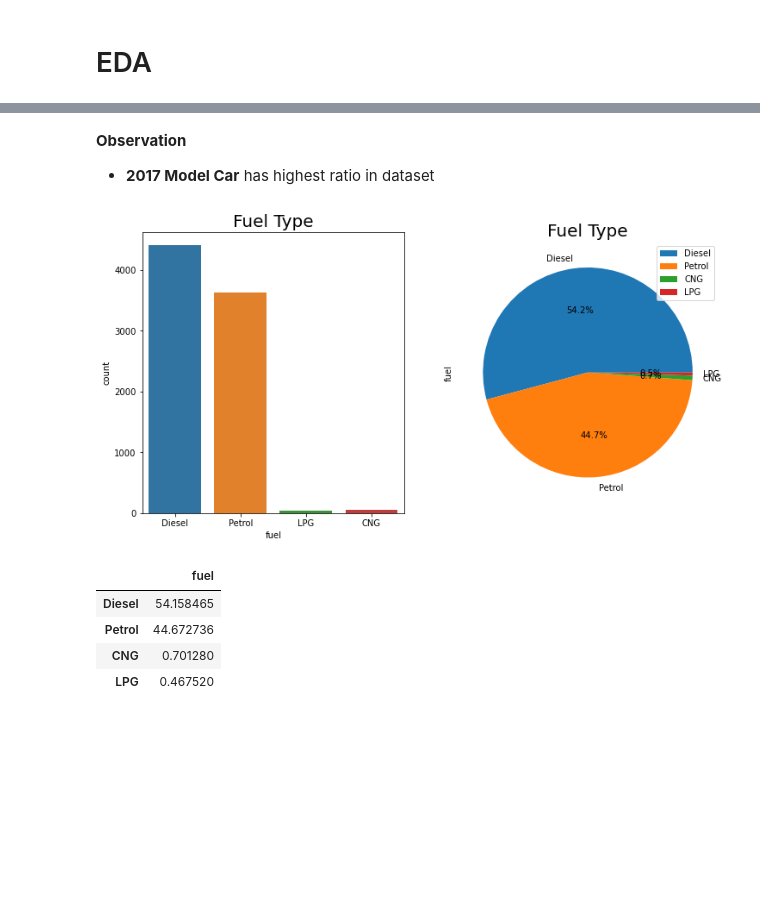
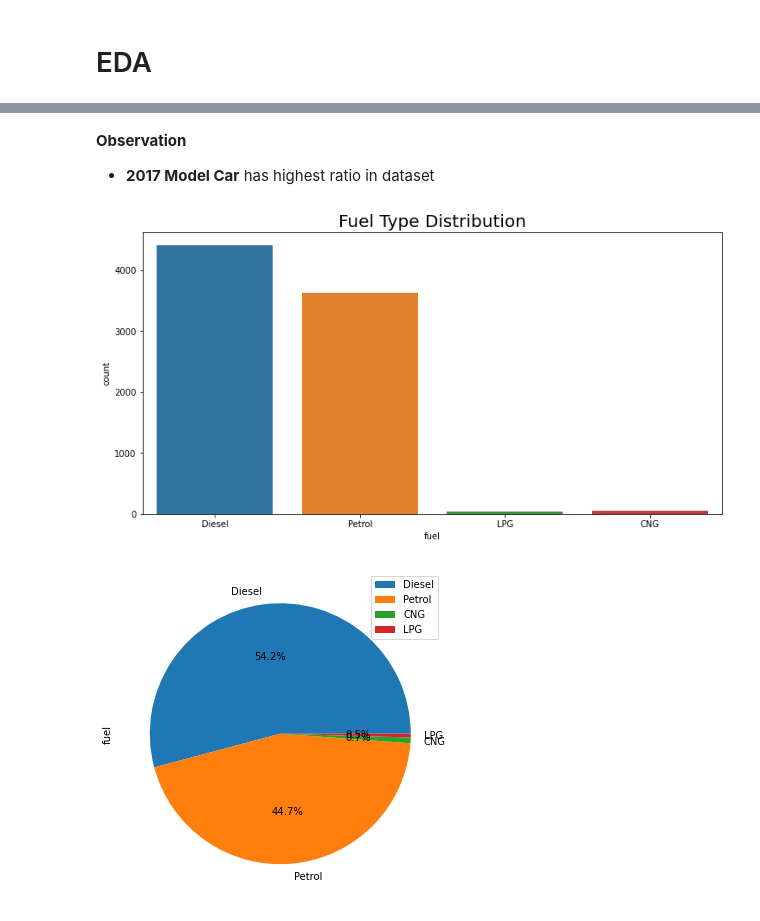
Before and after one commit to Sialsanwal/Data-Science, a Jupyter notebook: Machine learning Model/Regression Model/Project 1/Car Price EDA.ipynb, the cells around one changed output, grey strips where cells are left out. Cells and saved outputs as stored; diff of their text form; code cells hidden in the pictures; blank space fills up the shorter version.

```diff
--- a/Machine learning Model/Regression Model/Project 1/Car Price EDA.ipynb
+++ b/Machine learning Model/Regression Model/Project 1/Car Price EDA.ipynb
@@ -130,24 +130,15 @@ plt.show()
-# %% [markdown]
-**Observation**
-- **2017 Model Car** has highest ratio in dataset
+# %% [markdown]
+**Observation**
+- **2017 Model Car** has highest ratio in dataset
 # %%
 plt.figure(figsize=(12,6))
-plt.subplot(1,2,1)
-plt.title("Fuel Type",fontsize=20)
+plt.title("Fuel Type Distribution",fontsize=20)
 sns.countplot(data=df,x=df.fuel)
-plt.subplot(1,2,2)
-plt.title("Fuel Type",fontsize=20)
-
+plt.show()
+plt.figure(figsize=(12,6))
 df.fuel.value_counts().plot(kind='pie',autopct='%.1f%%')
 plt.legend()
 plt.show()
 # %% [output]
-[figure, old version]
+[figure, new version]
+[figure, added]
-# %%
-pd.DataFrame(df.fuel.value_counts()/len(df)*100)
-# %% [output]
-|  | fuel |
-| Diesel | 54.158465 |
-| Petrol | 44.672736 |
-| CNG | 0.701280 |
-| LPG | 0.467520 |
```
Also changed, not shown: parts of 5 cells of this notebook.
